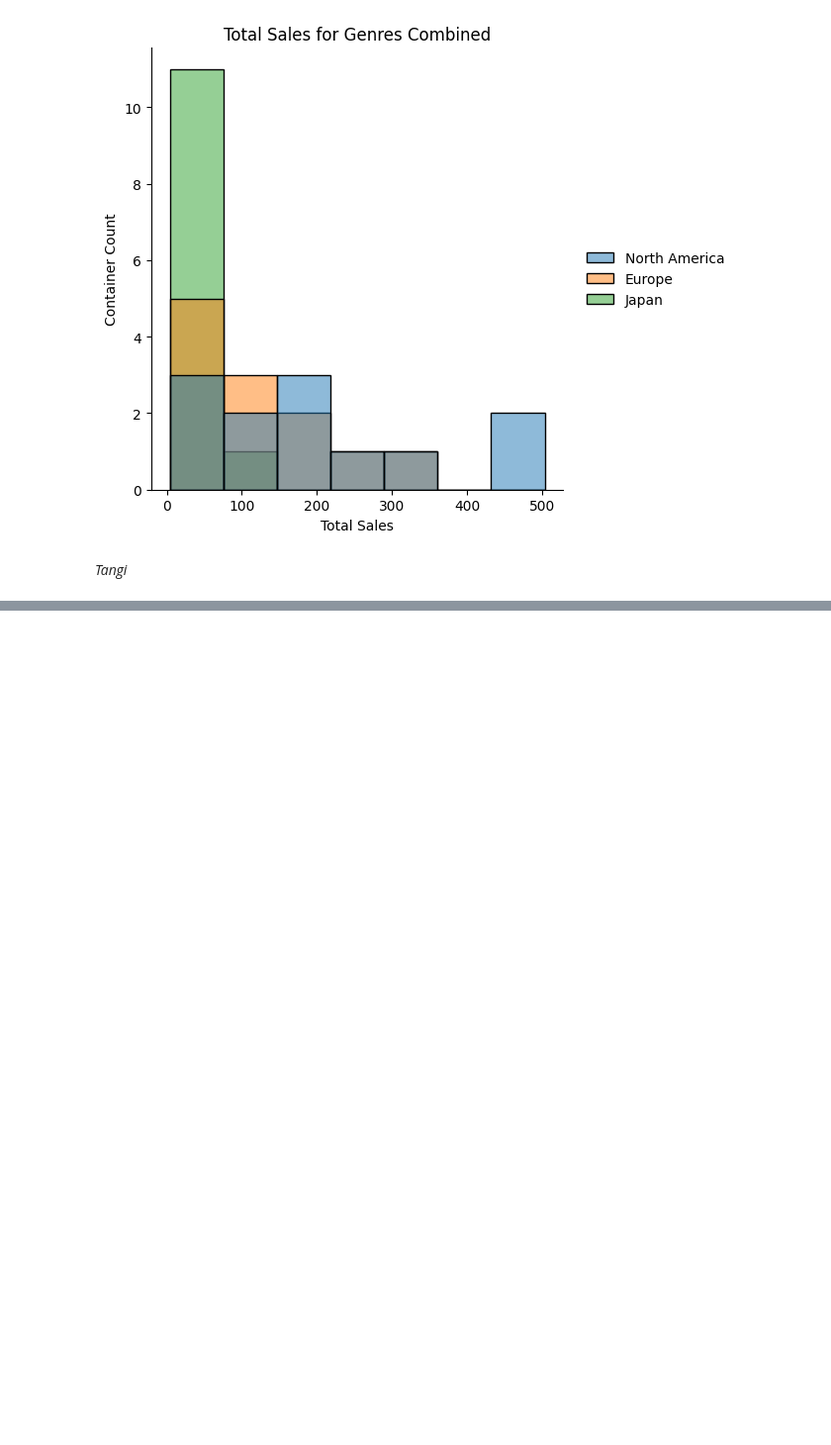
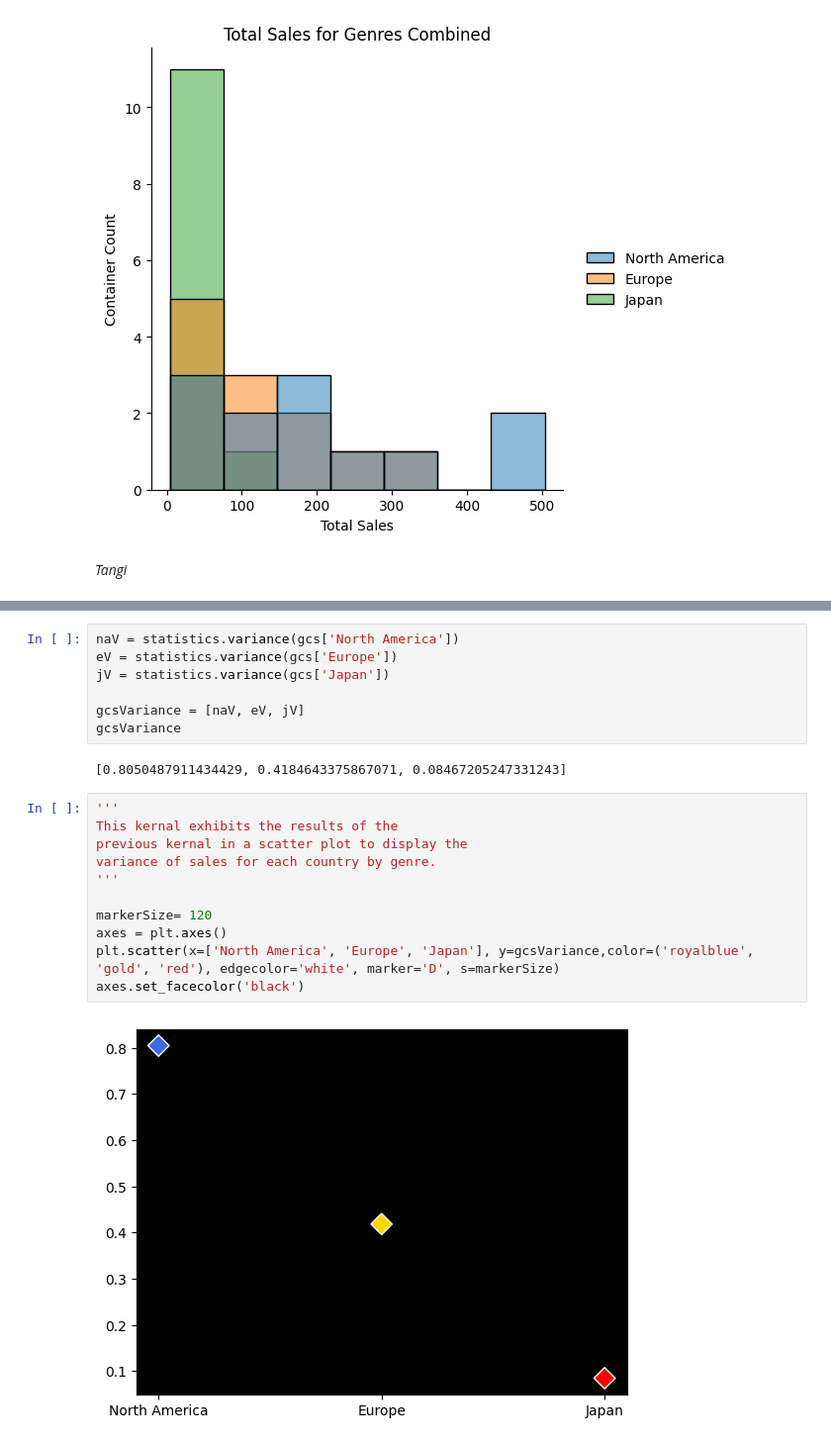
Before and after one commit to tangiambe/Data_Analytics_Project, a Jupyter notebook: VG_Dashboard.ipynb, the cells around one changed output, grey strips where cells are left out. Shown at 99% size. Saved outputs shown, nothing was run; the diff lists cells and outputs as text; blank space fills up the shorter version.

```diff
--- a/VG_Dashboard.ipynb
+++ b/VG_Dashboard.ipynb
@@ -262,0 +302,22 @@ sns.displot(genreSales).set(title='Total Sales for Genres Combined', xlabel='Tot
+# %%
+naV = statistics.variance(gcs['North America'])
+eV = statistics.variance(gcs['Europe'])
+jV = statistics.variance(gcs['Japan'])
+
+gcsVariance = [naV, eV, jV]
+gcsVariance
+# %% [output]
+[0.8050487911434429, 0.4184643375867071, 0.08467205247331243]
+# %%
+'''
+This kernal exhibits the results of the
+previous kernal in a scatter plot to display the
+variance of sales for each country by genre.
+'''
+
+markerSize= 120
+axes = plt.axes()
+plt.scatter(x=['North America', 'Europe', 'Japan'], y=gcsVariance,color=('royalblue', 'gold', 'red'), edgecolor='white', marker='D', s=markerSize)
+axes.set_facecolor('black')
+# %% [output]
+[figure, added]
```
Also changed, not shown: parts of 46 cells of this notebook.
